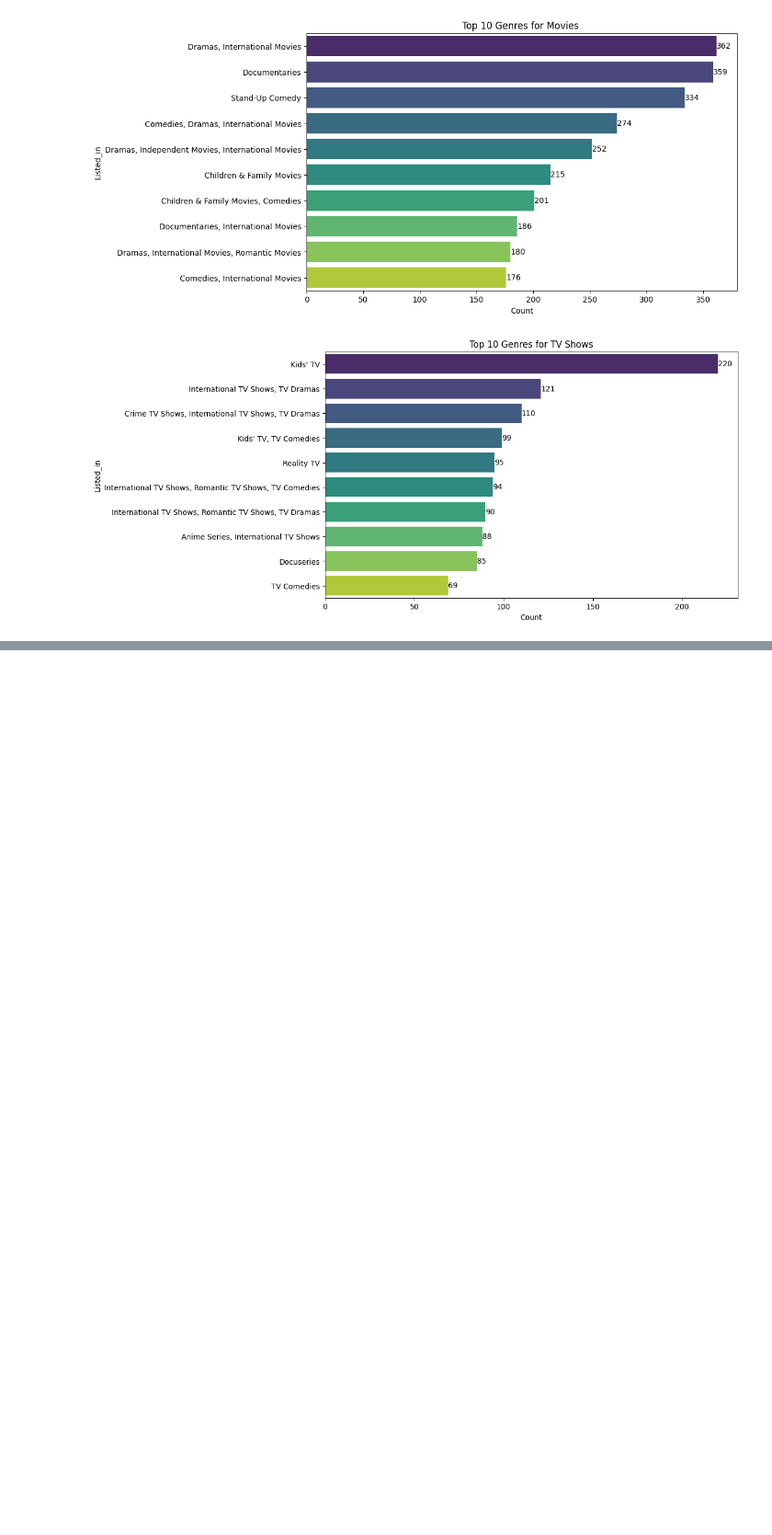
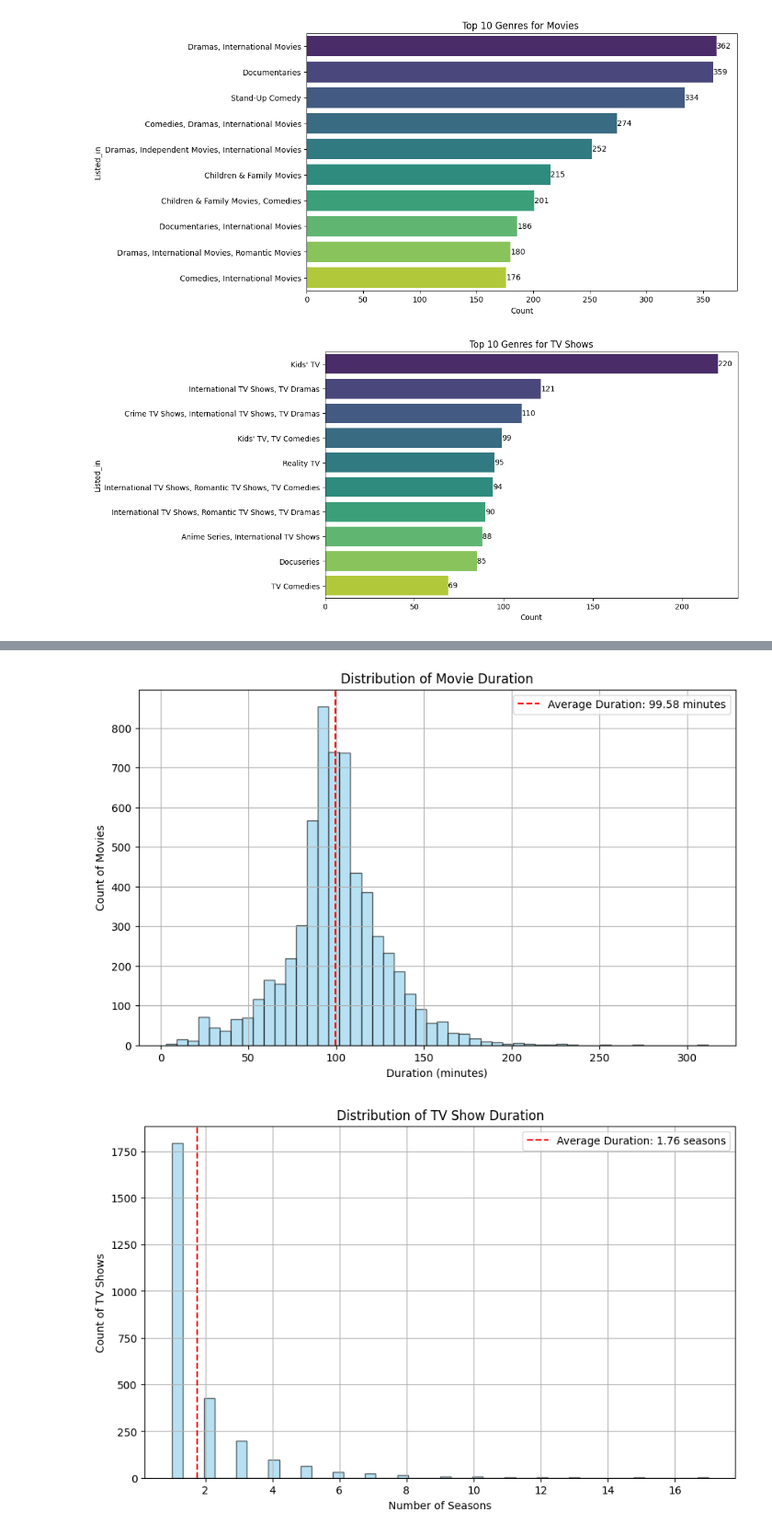
Before and after one commit to DarrenChooo/netflix_data, a Jupyter notebook: netflix.ipynb, the cells around one changed output, grey strips where cells are left out. Shown: that part at 92% size. Cells and saved outputs as stored; diff of their text form; code cells hidden in the pictures; blank space fills up the shorter version.

```diff
--- a/netflix.ipynb
+++ b/netflix.ipynb
@@ -222,0 +267,46 @@ plot_category_counts(df, 'listed_in', 'Top 10 Genres for TV Shows', top_n=10, fi
+# %%
+import numpy as np
+
+def plot_duration_distribution(data, content_type):
+    """
+    Plot a histogram for the distribution of durations for the specified content type (Movie or TV Show).
+
+    Parameters:
+        data (DataFrame): The DataFrame containing the data.
+        content_type (str): The type of content ('Movie' or 'TV Show').
+    """
+    # Filter data to include only the specified content type and extract durations
+    durations = data[data['type'] == content_type]['duration']
+
+    # Remove ' min' suffix and filter out 'Unknown Duration'
+    durations = durations.str.replace(' min', '')
+    durations = durations[durations != 'Unknown Duration']
+
+    if content_type == 'TV Show':
+        # Extract numeric part for TV show seasons
+        durations = durations.str.extract(r'(\d+)').astype(float)
+        y_label = 'Count of TV Shows'
+    else:
+        # Convert durations to numeric values for movies
+        durations = durations.astype(float)
+        y_label = 'Count of Movies'
+
+    # Calculate average duration
+    avg_duration = np.mean(durations)
+
+    # Plot histogram
+    plt.figure(figsize=(10, 6))
+    plt.hist(durations, bins=50, color='skyblue', edgecolor='black', alpha=0.6)
+
+    # Plot vertical line at average duration
+    plt.axvline(x=avg_duration, color='red', linestyle='--', label=f'Average Duration: {avg_duration:.2f} {"minutes" if content_type == "Movie" else "seasons"}')
+
+    plt.title(f'Distribution of {content_type} Duration')
+    plt.xlabel('Duration (minutes)' if content_type == 'Movie' else 'Number of Seasons')
+    plt.ylabel(y_label)
+    plt.legend()
+    plt.grid(True)
+    plt.show()
+# %% [output]
+[figure, added]
+[figure, added]
```
Also changed, not shown: parts of 4 cells of this notebook.
